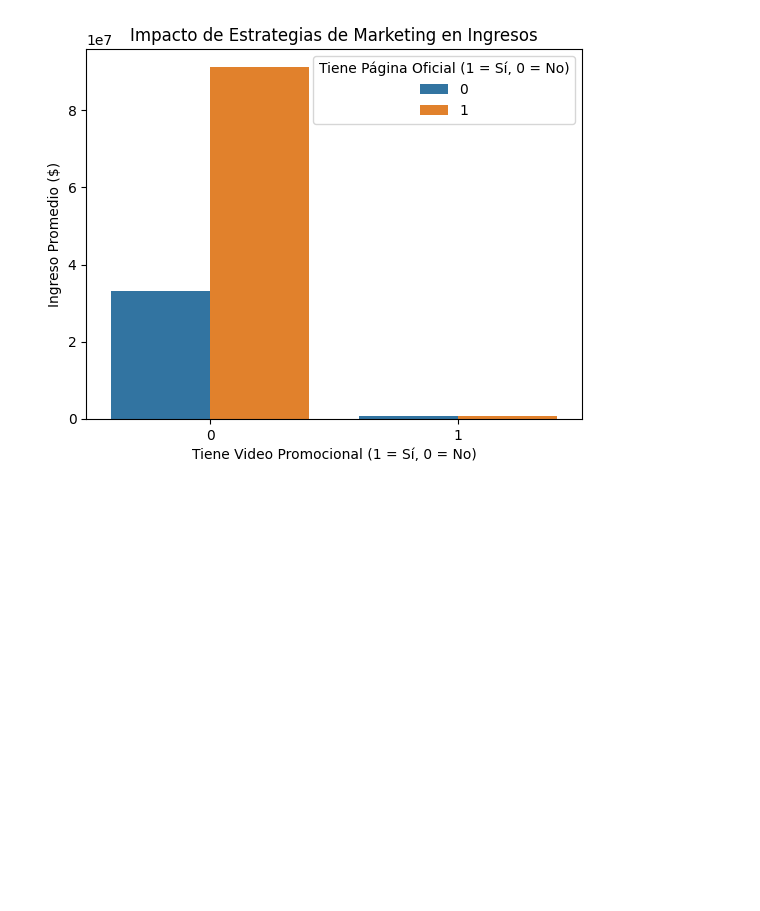
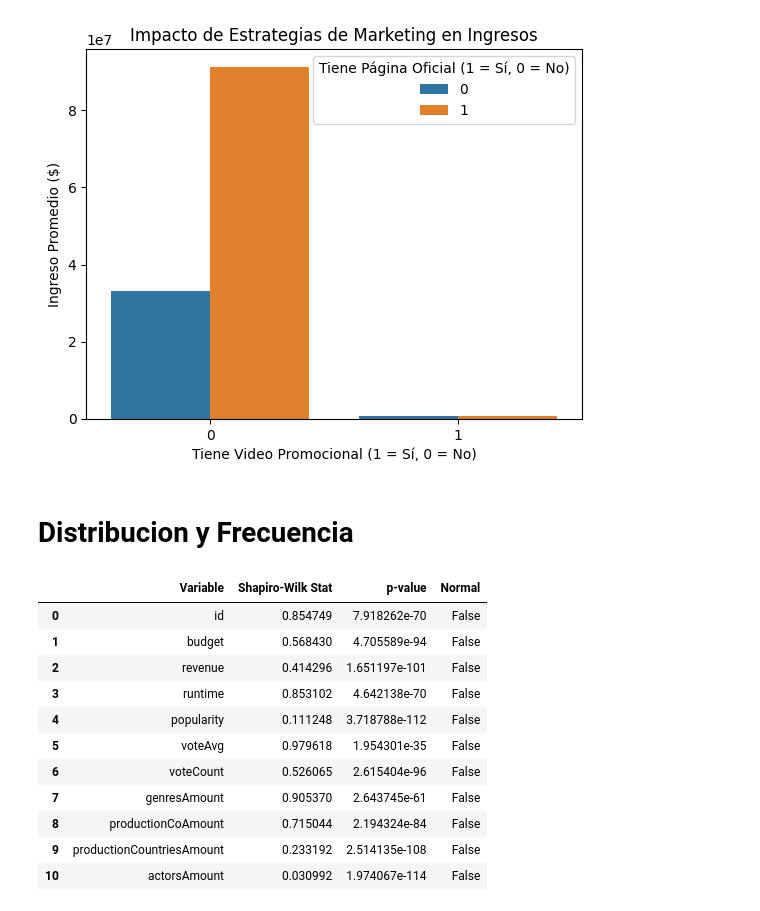
Before and after one commit to DiegoGarV/Proyecto1-mineria, a Jupyter notebook: HDT1-2.ipynb, the cells around one changed output. Saved outputs shown, nothing was run; the diff lists cells and outputs as text; code cells hidden in the pictures; blank space fills up the shorter version.

Commit message:
feat: Distribucion y frecuencia

```diff
--- a/HDT1-2.ipynb
+++ b/HDT1-2.ipynb
@@ -210,3 +207,5 @@ plt.show()
 # %% [output]
 [False nan True]
 [figure]
+# %% [markdown]
+# Distribucion y Frecuencia
@@ -212,0 +218,30 @@ plt.show()
+# %%
+# Identificar variables cuantitativas
+quantitative_vars = df.select_dtypes(include=[np.number])
+
+# Comprobar normalidad para variables cuantitativas
+normality_results = []
+for column in quantitative_vars.columns:
+    stat, p_value = shapiro(quantitative_vars[column].dropna())
+    normality_results.append({
+        'Variable': column,
+        'Shapiro-Wilk Stat': stat,
+        'p-value': p_value,
+        'Normal': p_value > 0.05  # True si p > 0.05
+    })
+
+normality_df = pd.DataFrame(normality_results)
+normality_df
+# %% [output]
+|  | Variable | Shapiro-Wilk Stat | p-value | Normal |
+| 0 | id | 0.854749 | 7.918262e-70 | False |
+| 1 | budget | 0.568430 | 4.705589e-94 | False |
+| 2 | revenue | 0.414296 | 1.651197e-101 | False |
+| 3 | runtime | 0.853102 | 4.642138e-70 | False |
+| 4 | popularity | 0.111248 | 3.718788e-112 | False |
+| 5 | voteAvg | 0.979618 | 1.954301e-35 | False |
+| 6 | voteCount | 0.526065 | 2.615404e-96 | False |
+| 7 | genresAmount | 0.905370 | 2.643745e-61 | False |
+| 8 | productionCoAmount | 0.715044 | 2.194324e-84 | False |
+| 9 | productionCountriesAmount | 0.233192 | 2.514135e-108 | False |
+| 10 | actorsAmount | 0.030992 | 1.974067e-114 | False |
```
Also changed, not shown: parts of 6 cells of this notebook.
